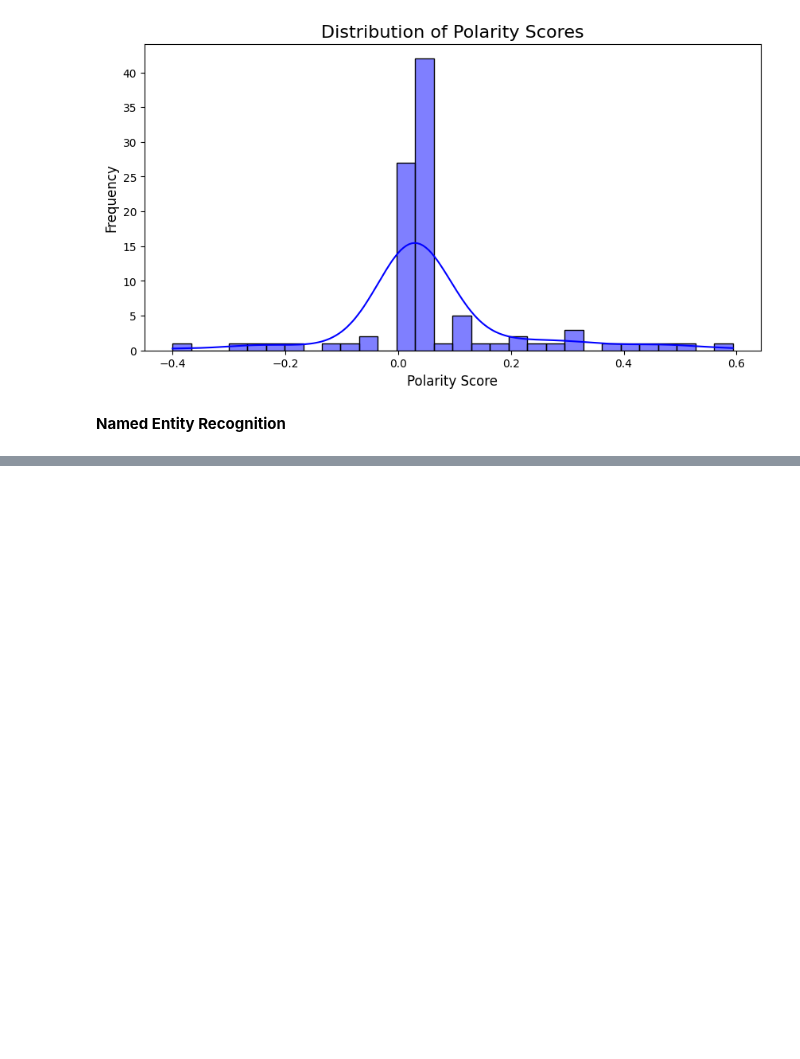
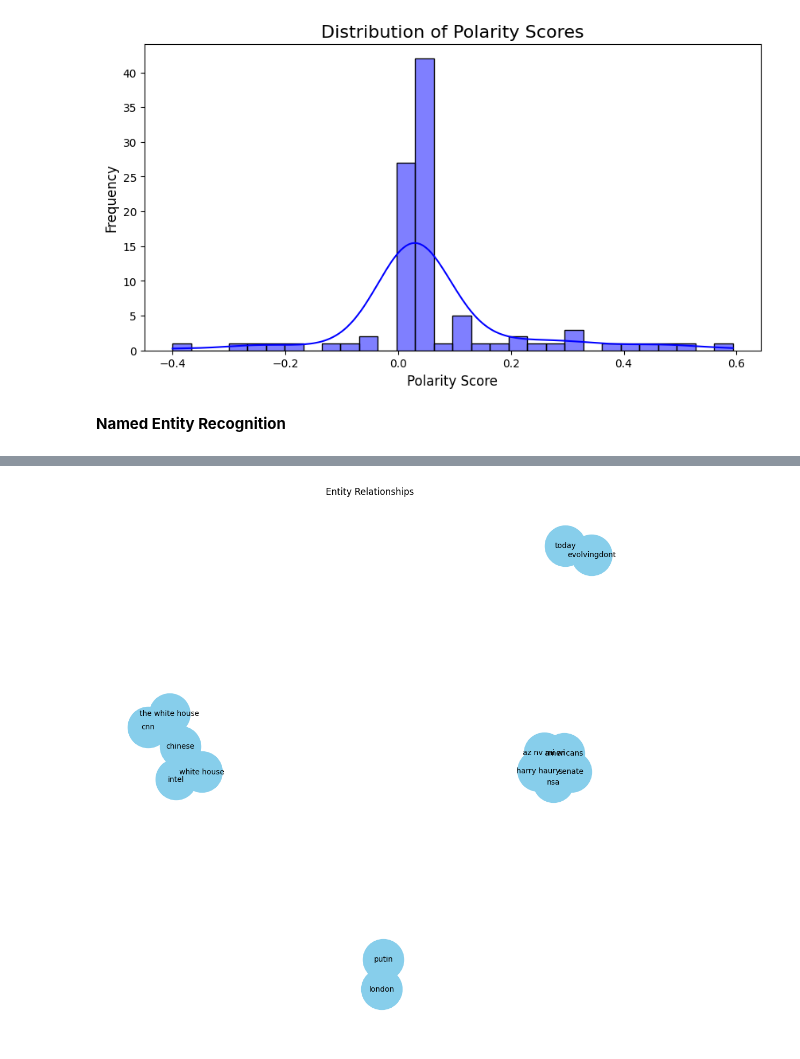
Before and after one commit to athulrj02/TwiPipeline, a Jupyter notebook: DA|CA_One.ipynb, the cells around one changed output, grey strips where cells are left out. Saved outputs shown, nothing was run; the diff lists cells and outputs as text; code cells hidden in the pictures; blank space fills up the shorter version.

```diff
--- a/DA|CA_One.ipynb
+++ b/DA|CA_One.ipynb
@@ -496,0 +509,5 @@ Name: Entities, dtype: object
+# %%
+# seperate column for each entity types
+entity_types = ['PERSON', 'ORG', 'NORP', 'CARDINAL', 'ORDINAL', 'TIME', 'GPE', 'DATE']
+for etype in entity_types:
+  df[etype] = df['Entities'].apply(lambda entities: [ent for ent, label in entities if label == etype])
@@ -496,0 +533,18 @@ Name: Entities, dtype: object
+# %%
+import networkx as nx
+
+# create a graph
+G = nx.Graph()
+
+# adding edges for entities in each tweet
+for entities in df['Entities']:
+  for i in range(len(entities)):
+    for j in range(i+1, len(entities)):
+      G.add_edge(entities[i][0], entities[j][0])
+# graph ploting
+plt.figure(figsize=(10,10))
+nx.draw(G, with_labels=True, node_color='skyblue', font_size = 10, node_size=3000)
+plt.title('Entity Relationships')
+plt.show()
+# %% [output]
+[figure, added]
```
Also changed, not shown: parts of 10 cells of this notebook.
